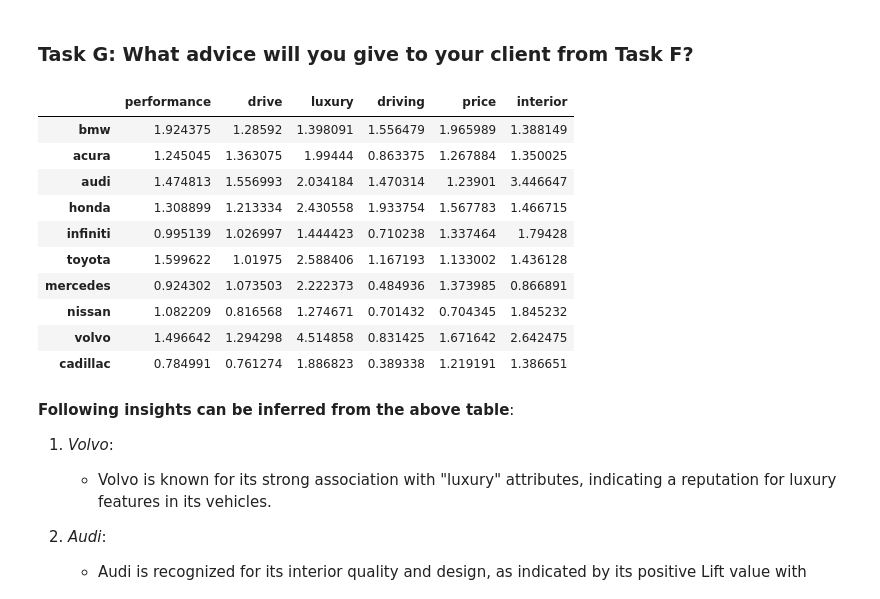
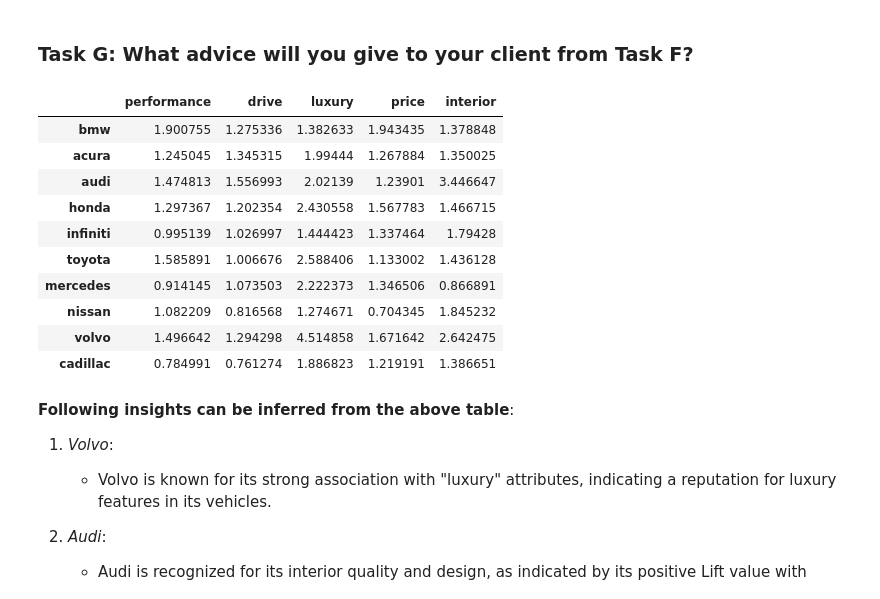
Before and after one commit to MayankG96/edmunds-brand-association, a Jupyter notebook: final.ipynb, the cells around one changed output. Saved outputs shown, nothing was run; the diff lists cells and outputs as text; code cells hidden in the pictures.

```diff
--- a/final.ipynb
+++ b/final.ipynb
@@ -571,21 +589,21 @@ since
 # %% [markdown]
 ### Task G: What advice will you give to your client from Task F?
 # %%
-attributes=["performance","drive","luxury","driving","price","interior"]
+attributes=["performance","drive","luxury","price","interior"]
 attr_brand,lift_ratios_attr=calculate_lift_ratios_between_lists(df,top_10_list, attributes,30)
 attr_brand
 # %% [output]
-|  | performance | drive | luxury | driving | price | interior |
-| bmw | 1.924375 | 1.28592 | 1.398091 | 1.556479 | 1.965989 | 1.388149 |
-| acura | 1.245045 | 1.363075 | 1.99444 | 0.863375 | 1.267884 | 1.350025 |
-| audi | 1.474813 | 1.556993 | 2.034184 | 1.470314 | 1.23901 | 3.446647 |
-| honda | 1.308899 | 1.213334 | 2.430558 | 1.933754 | 1.567783 | 1.466715 |
-| infiniti | 0.995139 | 1.026997 | 1.444423 | 0.710238 | 1.337464 | 1.79428 |
-| toyota | 1.599622 | 1.01975 | 2.588406 | 1.167193 | 1.133002 | 1.436128 |
-| mercedes | 0.924302 | 1.073503 | 2.222373 | 0.484936 | 1.373985 | 0.866891 |
-| nissan | 1.082209 | 0.816568 | 1.274671 | 0.701432 | 0.704345 | 1.845232 |
-| volvo | 1.496642 | 1.294298 | 4.514858 | 0.831425 | 1.671642 | 2.642475 |
-| cadillac | 0.784991 | 0.761274 | 1.886823 | 0.389338 | 1.219191 | 1.386651 |
+|  | performance | drive | luxury | price | interior |
+| bmw | 1.900755 | 1.275336 | 1.382633 | 1.943435 | 1.378848 |
+| acura | 1.245045 | 1.345315 | 1.99444 | 1.267884 | 1.350025 |
+| audi | 1.474813 | 1.556993 | 2.02139 | 1.23901 | 3.446647 |
+| honda | 1.297367 | 1.202354 | 2.430558 | 1.567783 | 1.466715 |
+| infiniti | 0.995139 | 1.026997 | 1.444423 | 1.337464 | 1.79428 |
+| toyota | 1.585891 | 1.006676 | 2.588406 | 1.133002 | 1.436128 |
+| mercedes | 0.914145 | 1.073503 | 2.222373 | 1.346506 | 0.866891 |
+| nissan | 1.082209 | 0.816568 | 1.274671 | 0.704345 | 1.845232 |
+| volvo | 1.496642 | 1.294298 | 4.514858 | 1.671642 | 2.642475 |
+| cadillac | 0.784991 | 0.761274 | 1.886823 | 1.219191 | 1.386651 |
 # %% [markdown]
 **Following insights can be inferred from the above table**:
 
```
Also changed, not shown: parts of 5 cells of this notebook.
